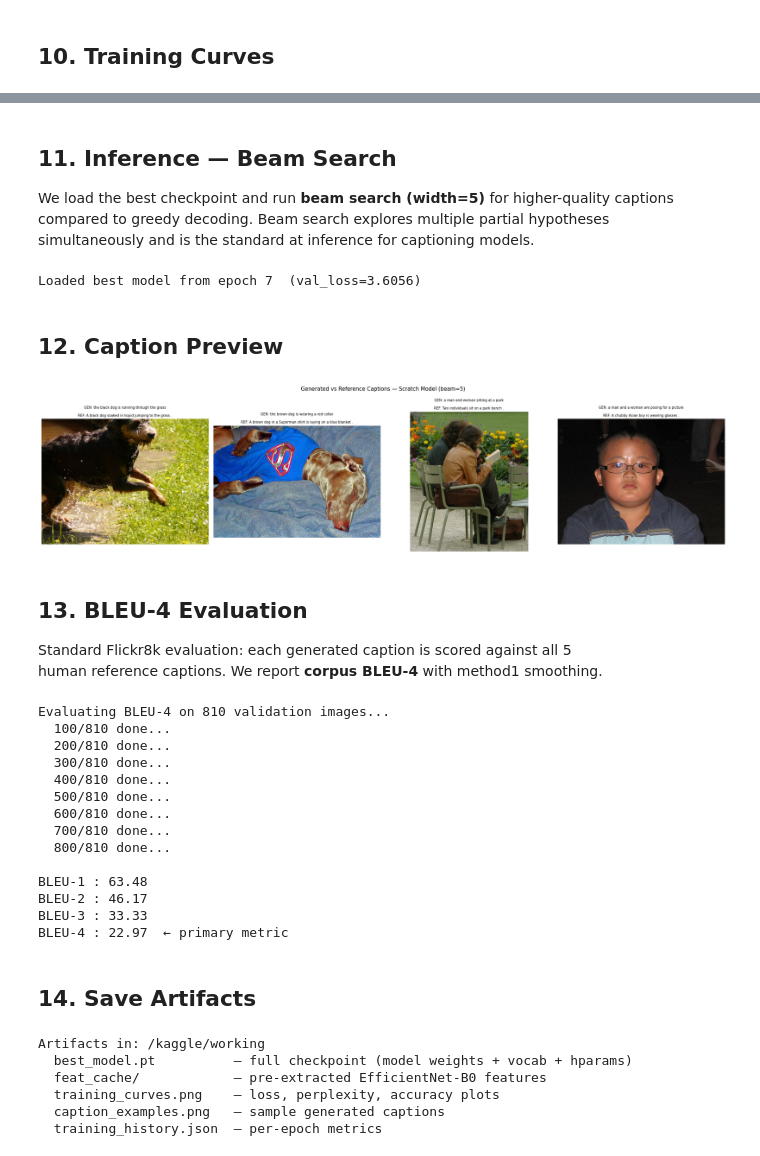
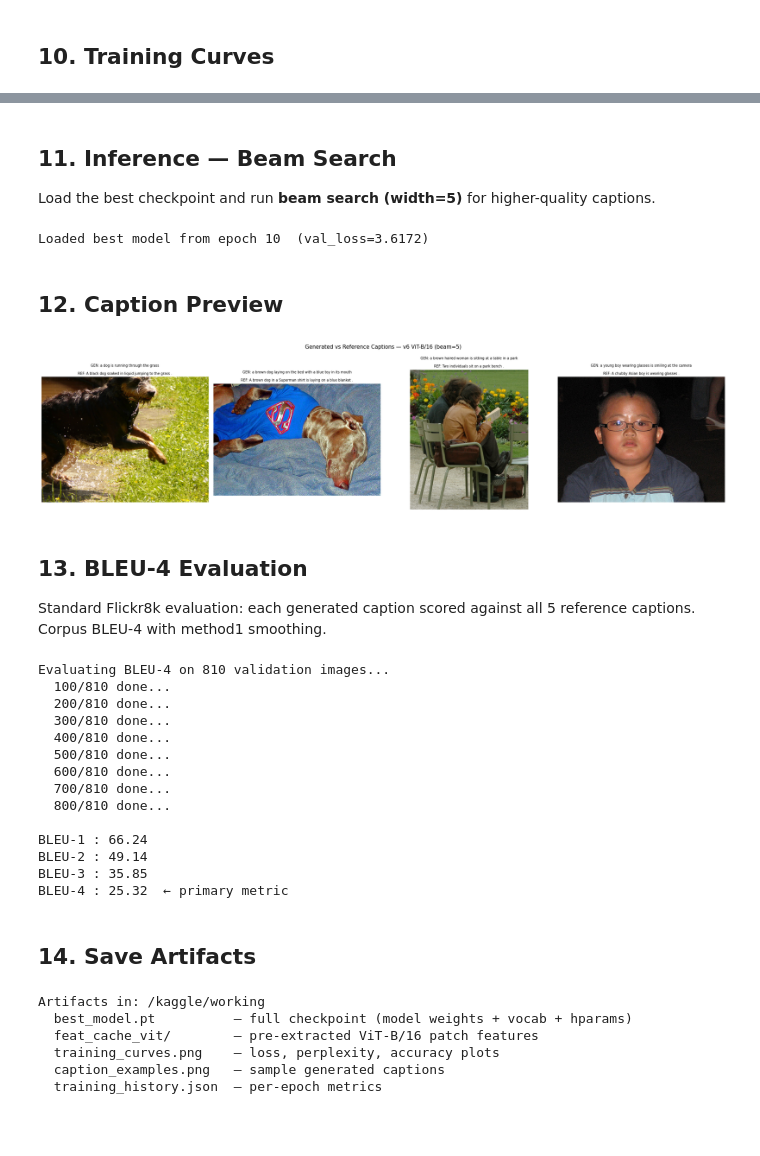
Before and after one commit to Reperi-toxi/Image-captioning, a Jupyter notebook: data-and-train-scratch.ipynb, the cells around one changed output, grey strips where cells are left out. Cells and saved outputs as stored; diff of their text form; code cells hidden in the pictures; blank space fills up the shorter version.

Commit message:
Changing to Vit-B/16. BLEU - 25.32

```diff
--- a/data-and-train-scratch.ipynb
+++ b/data-and-train-scratch.ipynb
@@ -924,14 +908,11 @@ plt.show()
 # %% [markdown]
 ## 11. Inference — Beam Search
 
-We load the best checkpoint and run **beam search (width=5)** for higher-quality captions
-compared to greedy decoding. Beam search explores multiple partial hypotheses
-simultaneously and is the standard at inference for captioning models.
+Load the best checkpoint and run **beam search (width=5)** for higher-quality captions.
 # %%
 # ── Load best checkpoint ─────────────────────────────────────────────────────
 ckpt = torch.load(SAVE_DIR / "best_model.pt", map_location=DEVICE)
 
-# Rebuild model from saved hparams
 hp = ckpt['hparams']
 v  = ckpt['vocab']
 
@@ -942,16 +923,16 @@ best_model = ImageCaptioner(
     n_layers   = hp['N_LAYERS'],
     d_ff       = hp['D_FF'],
     dropout    = hp['DROPOUT'],
-    cnn_dim    = hp['CNN_DIM'],
+    drop_path  = hp.get('DROP_PATH', 0.0),
+    vit_dim    = hp.get('VIT_DIM', hp.get('CNN_DIM', 768)),
     n_spatial  = hp['N_SPATIAL'],
     max_seq    = hp['MAX_SEQ'],
 ).to(DEVICE)
 best_model.load_state_dict(ckpt['model_state'])
 best_model.eval()
 
-# Restore vocab maps
 _word2idx = v['word2idx']
-_idx2word = {int(k): w for k, w in v['idx2word'].items()}   # ensure int keys
+_idx2word = {int(k): w for k, w in v['idx2word'].items()}
 _PAD      = v['PAD_IDX']
 _SOS      = v['SOS_IDX']
 _EOS      = v['EOS_IDX']
@@ -959,28 +940,37 @@ _UNK      = v['UNK_IDX']
 
 print(f"Loaded best model from epoch {ckpt['epoch']}  (val_loss={ckpt['val_loss']:.4f})")
 # %% [output]
-Loaded best model from epoch 7  (val_loss=3.6056)
+Loaded best model from epoch 10  (val_loss=3.6172)
 # %%
 @torch.no_grad()
 def generate_caption(image_path: str, model=best_model, beam_width: int = 5,
                      max_len: int = MAX_SEQ) -> str:
     """
     Takes a path to an image and returns a generated caption string.
-    Uses beam search with the frozen EfficientNet-B0 backbone + trained decoder.
+    Uses beam search with the frozen ViT-B/16 backbone + trained decoder.
+
+    Args:
+        image_path : path to a .jpg or .png image file
+        model      : trained ImageCaptioner instance (default: best checkpoint)
+        beam_width : number of beams for beam search (default: 5)
+        max_len    : max caption length in tokens (default: MAX_SEQ)
+
+    Returns:
+        caption string (no special tokens)
     """
     model.eval()
 
-    # ── Extract CNN features ──────────────────────────────────────────────────
+    # ── Extract ViT patch features ─────────────────────────────────────────────
     img  = Image.open(image_path).convert("RGB")
-    feat = img_transform(img).unsqueeze(0).to(DEVICE)   # (1,3,224,224)
+    feat = img_transform(img).unsqueeze(0).to(DEVICE)   # (1, 3, 224, 224)
     with torch.no_grad():
-        spatial = backbone(feat)[0]                     # (1, CNN_DIM, H, W)
+        out     = backbone(feat)                         # (1, 197, 768)
+        spatial = out[:, 1:, :]                          # drop CLS → (1, 196, 768)
 
-    # ── Encode image once ─────────────────────────────────────────────────────
-    memory = model.encode_image(spatial)                # (1,49,d_model)
+    # ── Encode image once ──────────────────────────────────────────────────────
+    memory = model.encode_image(spatial)                 # (1, 196, d_model)
 
     # ── Beam search ───────────────────────────────────────────────────────────
-    # Each beam: (score, token_list)
     beams    = [(0.0, [_SOS])]
     complete = []
 
@@ -993,20 +983,19 @@ def generate_caption(image_path: str, model=best_model, beam_width: int = 5,
                 complete.append((score, tokens))
                 continue
 
-            t = len(tokens)
+            t        = len(tokens)
             tgt_ids  = torch.tensor([tokens], dtype=torch.long, device=DEVICE)
             tgt_mask = nn.Transformer.generate_square_subsequent_mask(t, device=DEVICE)
             logits   = model.decode(tgt_ids, memory.expand(1, -1, -1), tgt_mask=tgt_mask)
-            log_prob = F.log_softmax(logits[0, -1], dim=-1)   # (V,)
+            log_prob = F.log_softmax(logits[0, -1], dim=-1)
 
             topk_lp, topk_idx = log_prob.topk(beam_width)
             for lp, idx in zip(topk_lp.tolist(), topk_idx.tolist()):
                 new_beams.append((score + lp, tokens + [idx]))
 
-        # Keep top beam_width incomplete beams — length penalty alpha=0.75
-        # v2: score/len -> score/len^0.75 to reduce over-penalising longer captions
+        # Length penalty alpha=0.75 to avoid penalising longer descriptive captions
         new_beams.sort(key=lambda x: x[0] / (len(x[1]) ** 0.75), reverse=True)
-        beams = [b for b in new_beams if b[1][-1] != _EOS][:beam_width]
+        beams     = [b for b in new_beams if b[1][-1] != _EOS][:beam_width]
         complete += [b for b in new_beams if b[1][-1] == _EOS]
 
     if not complete:
@@ -1014,7 +1003,7 @@ def generate_caption(image_path: str, model=best_model, beam_width: int = 5,
 
     best_tokens = max(complete, key=lambda x: x[0] / (len(x[1]) ** 0.75))[1]
     words = []
-    for i in best_tokens[1:]:          # skip SOS
+    for i in best_tokens[1:]:   # skip SOS
         if i == _EOS:
             break
         words.append(_idx2word.get(i, '<unk>'))
@@ -1024,27 +1013,27 @@ def generate_caption(image_path: str, model=best_model, beam_width: int = 5,
 # %%
 sample_rows = val_df.drop_duplicates('image').sample(4, random_state=SEED)
 fig, axes   = plt.subplots(1, 4, figsize=(20, 5))
 
 for ax, (_, row) in zip(axes, sample_rows.iterrows()):
     img_path = str(IMAGES_DIR / row['image'])
     caption  = generate_caption(img_path)
     ref_caps = val_df[val_df['image'] == row['image']]['caption'].tolist()
 
     ax.imshow(Image.open(img_path))
     ax.set_title(f"GEN: {caption}\n\nREF: {ref_caps[0]}", fontsize=7, wrap=True)
     ax.axis('off')
 
-plt.suptitle('Generated vs Reference Captions — Scratch Model (beam=5)', fontsize=11)
+plt.suptitle('Generated vs Reference Captions — v6 ViT-B/16 (beam=5)', fontsize=11)
 plt.tight_layout()
 plt.savefig(SAVE_DIR / 'caption_examples.png', dpi=150, bbox_inches='tight')
 plt.show()
 # %% [output]
-[figure, old version]
+[figure, new version]
 # %% [markdown]
 ## 13. BLEU-4 Evaluation
 
-Standard Flickr8k evaluation: each generated caption is scored against all 5
-human reference captions. We report **corpus BLEU-4** with method1 smoothing.
+Standard Flickr8k evaluation: each generated caption scored against all 5 reference captions.
+Corpus BLEU-4 with method1 smoothing.
 # %%
 import subprocess, sys
 subprocess.check_call([sys.executable, "-m", "pip", "install", "-q", "nltk"])
@@ -1076,14 +1065,10 @@ for i, img_name in enumerate(val_images):
         print(f"  {i+1}/{len(val_images)} done...")
 
 smoother = SmoothingFunction().method1
-bleu4 = corpus_bleu(
-    all_references, all_hypotheses,
-    weights=(0.25, 0.25, 0.25, 0.25),
-    smoothing_function=smoother,
-)
-
-# Also compute BLEU-1, 2, 3 for reference
-bleu1 = corpus_bleu(all_references, all_hypotheses, weights=(1,0,0,0), smoothing_function=smoother)
+bleu4 = corpus_bleu(all_references, all_hypotheses,
+                    weights=(0.25, 0.25, 0.25, 0.25),
+                    smoothing_function=smoother)
+bleu1 = corpus_bleu(all_references, all_hypotheses, weights=(1,0,0,0),   smoothing_function=smoother)
 bleu2 = corpus_bleu(all_references, all_hypotheses, weights=(.5,.5,0,0), smoothing_function=smoother)
 bleu3 = corpus_bleu(all_references, all_hypotheses, weights=(.33,.33,.33,0), smoothing_function=smoother)
 
@@ -1102,10 +1087,10 @@ Evaluating BLEU-4 on 810 validation images...
   700/810 done...
   800/810 done...
 
-BLEU-1 : 63.48
-BLEU-2 : 46.17
-BLEU-3 : 33.33
-BLEU-4 : 22.97  ← primary metric
+BLEU-1 : 66.24
+BLEU-2 : 49.14
+BLEU-3 : 35.85
+BLEU-4 : 25.32  ← primary metric
 # %% [markdown]
 ## 14. Save Artifacts
 # %%
@@ -1114,14 +1099,14 @@ with open(SAVE_DIR / 'training_history.json', 'w') as f:
 
 print("Artifacts in:", SAVE_DIR)
 print("  best_model.pt          — full checkpoint (model weights + vocab + hparams)")
-print("  feat_cache/            — pre-extracted EfficientNet-B0 features")
+print("  feat_cache_vit/        — pre-extracted ViT-B/16 patch features")
 print("  training_curves.png    — loss, perplexity, accuracy plots")
 print("  caption_examples.png   — sample generated captions")
 print("  training_history.json  — per-epoch metrics")
 # %% [output]
 Artifacts in: /kaggle/working
   best_model.pt          — full checkpoint (model weights + vocab + hparams)
-  feat_cache/            — pre-extracted EfficientNet-B0 features
+  feat_cache_vit/        — pre-extracted ViT-B/16 patch features
   training_curves.png    — loss, perplexity, accuracy plots
   caption_examples.png   — sample generated captions
   training_history.json  — per-epoch metrics
```
Also changed, not shown: parts of 26 cells of this notebook.
